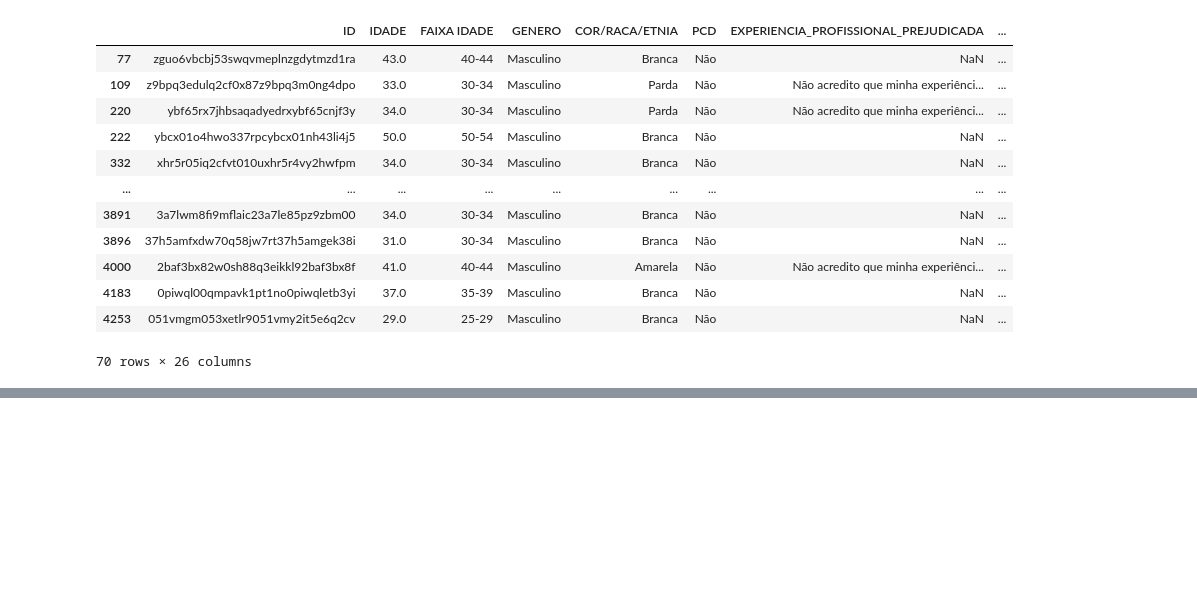
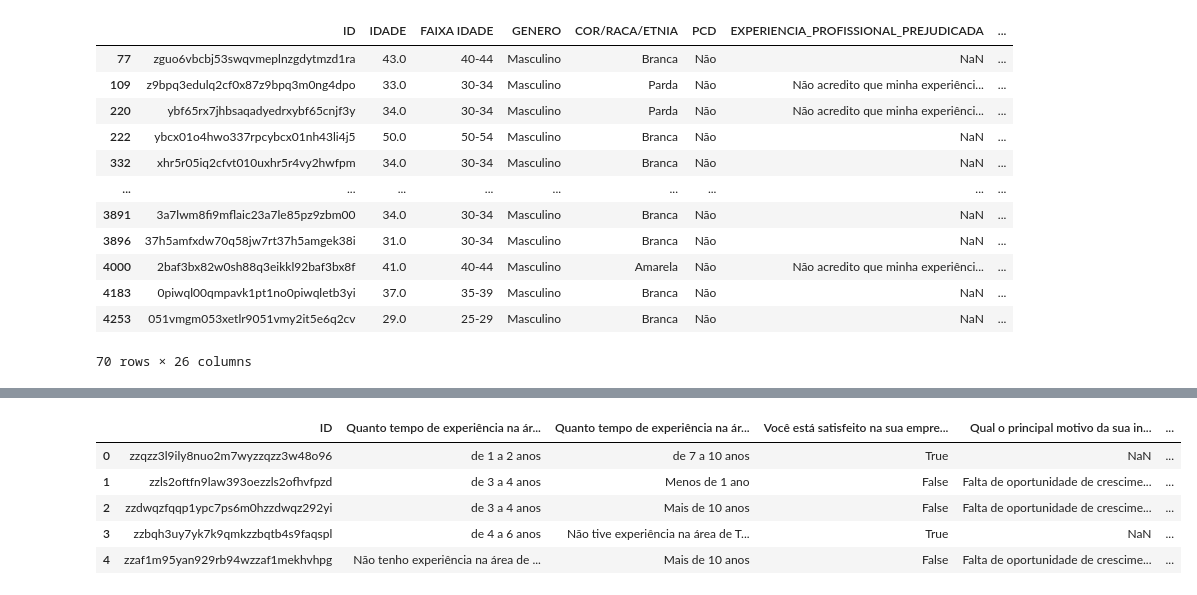
Before and after one commit to alessandrasarah/projetos-python, a Jupyter notebook: Análise_de_dados_biblioteca_Pandas.ipynb, the cells around one changed output, grey strips where cells are left out. Cells and saved outputs as stored; diff of their text form; code cells hidden in the pictures; blank space fills up the shorter version.

```diff
--- a/Análise_de_dados_biblioteca_Pandas.ipynb
+++ b/Análise_de_dados_biblioteca_Pandas.ipynb
@@ -626,0 +766,11 @@ dados[(dados['FAIXA SALARIAL']=='de R$ 30.001/mês a R$ 40.000/mês')]
+# %%
+dados2 = pd.read_excel('/content/drive/MyDrive/Programaria/Modulo 4 Cópia de Planilha_Aula_parte2.xlsx')
+# %%
+dados2.head()
+# %% [output]
+|  | ID | Quanto tempo de experiência na ár... | Quanto tempo de experiência na ár... | Você está satisfeito na sua empre... | Qual o principal motivo da sua in... | ... |
+| 0 | zzqzz3l9ily8nuo2m7wyzzqzz3w48o96 | de 1 a 2 anos | de 7 a 10 anos | True | NaN | ... |
+| 1 | zzls2oftfn9law393oezzls2ofhvfpzd | de 3 a 4 anos | Menos de 1 ano | False | Falta de oportunidade de crescime... | ... |
+| 2 | zzdwqzfqqp1ypc7ps6m0hzzdwqz292yi | de 3 a 4 anos | Mais de 10 anos | False | Falta de oportunidade de crescime... | ... |
+| 3 | zzbqh3uy7yk7k9qmkzzbqtb4s9faqspl | de 4 a 6 anos | Não tive experiência na área de T... | True | NaN | ... |
+| 4 | zzaf1m95yan929rb94wzzaf1mekhvhpg | Não tenho experiência na área de ... | Mais de 10 anos | False | Falta de oportunidade de crescime... | ... |
```
Also changed, not shown: parts of 28 cells of this notebook.
